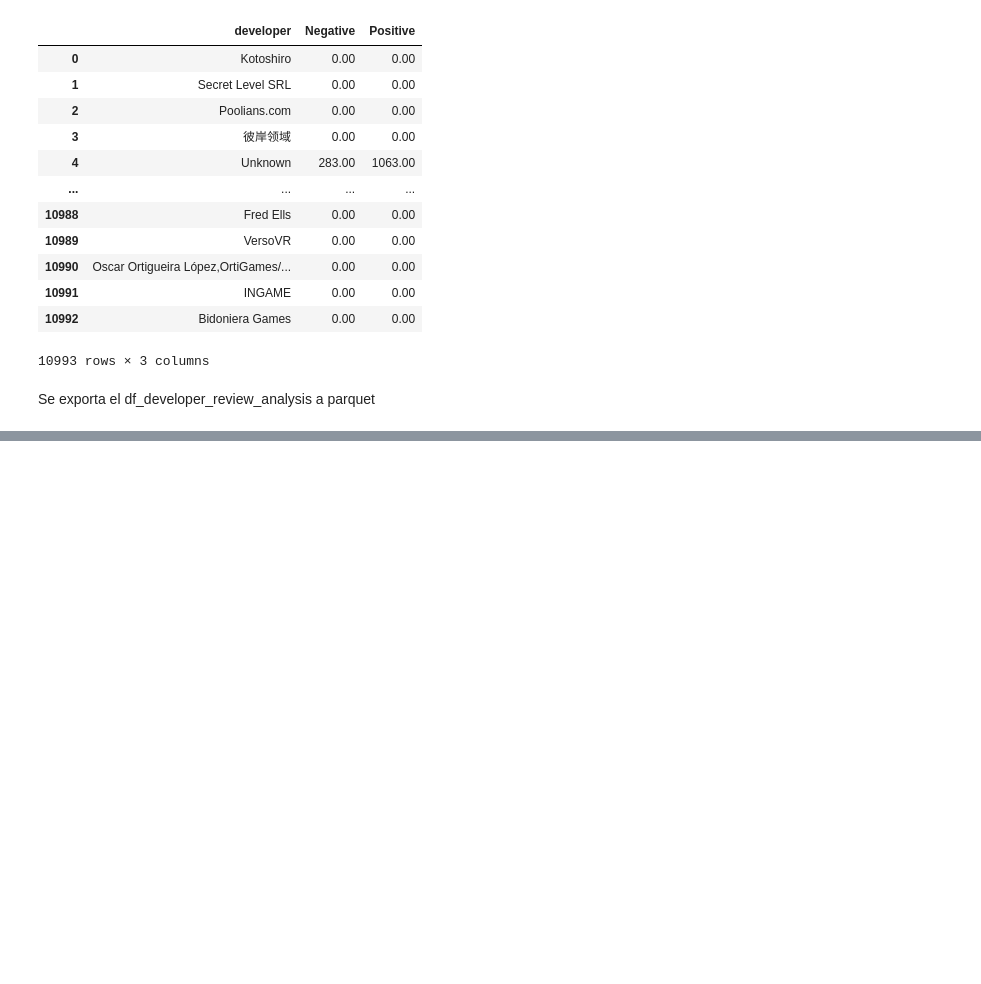
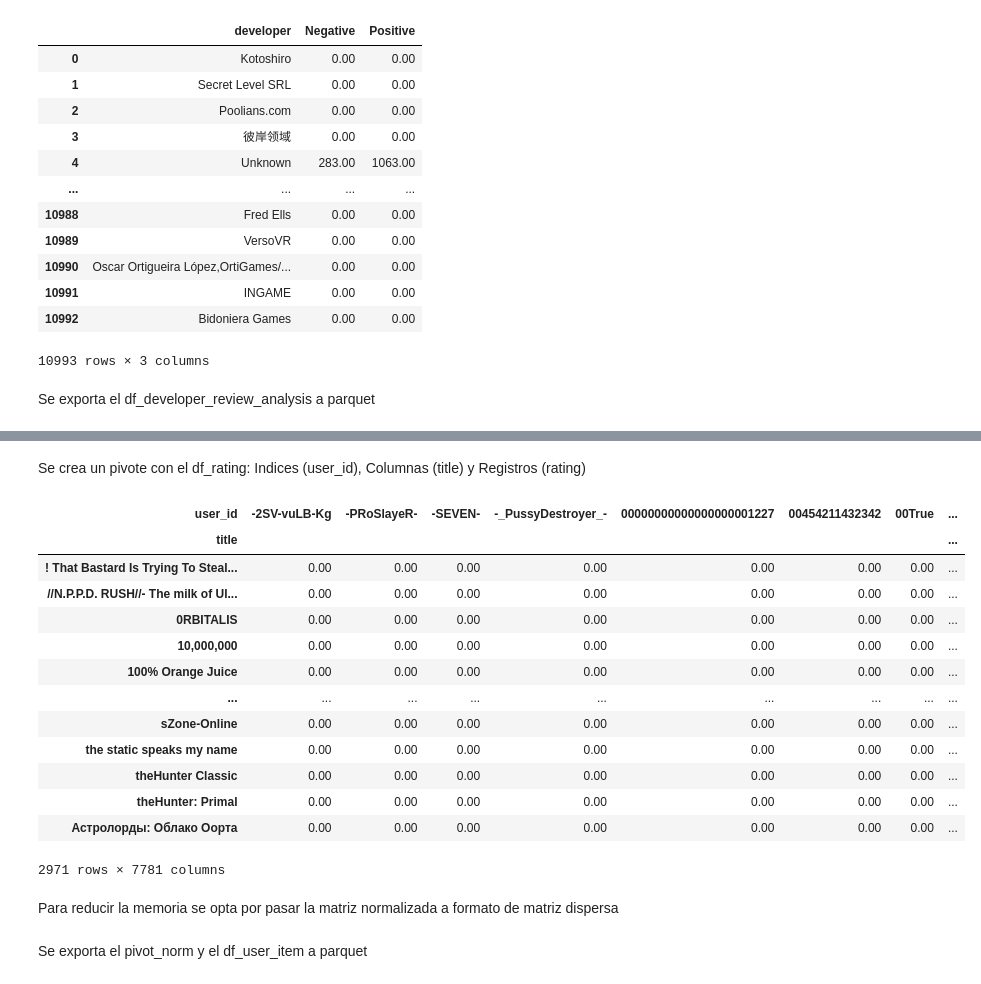
Before and after one commit to KEVINC2017/PI_ML_OPS-FT, a Jupyter notebook: ETL-EDA.ipynb, the cells around one changed output, grey strips where cells are left out. Cells and saved outputs as stored; diff of their text form; code cells hidden in the pictures; blank space fills up the shorter version.

```diff
--- a/ETL-EDA.ipynb
+++ b/ETL-EDA.ipynb
@@ -1359,0 +1462,6 @@ pq.write_table(tabla_parquet_fun5, 'developer_reviews_analysis')
+# %%
+cosine_sim = cosine_similarity(df_genres_expanded.drop(columns=['item_id']))
+
+#Se crea un df con la matriz de similitud
+df_similarities = pd.DataFrame(cosine_sim, index=df_genres_expanded['item_id'], columns=df_genres_expanded['item_id'])
+df_similarities.index = df_similarities.index.astype(int)
@@ -1359,0 +1505,4 @@ pq.write_table(tabla_parquet_fun5, 'developer_reviews_analysis')
+# %%
+df_rating = df_reviews.copy()
+df_rating = df_rating[['user_id', 'item_id', 'recommend', 'sentiment_analysis']]
+df_rating
@@ -1359,0 +1525,10 @@ pq.write_table(tabla_parquet_fun5, 'developer_reviews_analysis')
+# %%
+df_rating['rating'] = df_rating.apply(lambda row:
+    1 if row['sentiment_analysis'] == 0 and not row['recommend']
+    else 1 if row['sentiment_analysis'] == 0 and row['recommend']
+    else 2 if row['sentiment_analysis'] == 1 and not row['recommend']
+    else 3 if row['sentiment_analysis'] == 1 and row['recommend']
+    else 4 if row['sentiment_analysis'] == 2 and not row['recommend']
+    else 5 if row['sentiment_analysis'] == 2 and row['recommend']
+    else None, axis=1)
+df_rating.head()
@@ -1359,0 +1544,7 @@ pq.write_table(tabla_parquet_fun5, 'developer_reviews_analysis')
+# %%
+df_names = df_games[['item_id','title']]
+df_rating = df_rating[['user_id', 'item_id', 'rating']]
+df_rating= df_rating.merge(df_names, left_on='item_id',right_on='item_id', how='left')
+df_rating.dropna(inplace=True)
+df_rating = df_rating[['user_id','rating','title']]
+df_rating
@@ -1359,0 +1565,27 @@ pq.write_table(tabla_parquet_fun5, 'developer_reviews_analysis')
+# %% [markdown]
+Se crea un pivote con el df_rating: Indices (user_id), Columnas (title) y Registros (rating)
+# %%
+pivot_user_item = df_rating.pivot_table(index=['user_id'], columns=['title'], values='rating')
+#Se normaliza el pivot_user_item
+pivot_norm = pivot_user_item.apply(lambda x: (x-np.mean(x))/(np.max(x)-np.min(x)), axis=1)
+pivot_norm.fillna(0, inplace=True)
+pivot_norm = pivot_norm.T
+pivot_norm = pivot_norm.loc[:, (pivot_norm != 0).any(axis=0)]
+pivot_norm
+# %% [output]
+| user_id | -2SV-vuLB-Kg | -PRoSlayeR- | -SEVEN- | -_PussyDestroyer_- | 00000000000000000001227 | 00454211432342 | 00True | ... |
+| title |  |  |  |  |  |  |  | ... |
+| ! That Bastard Is Trying To Steal... | 0.00 | 0.00 | 0.00 | 0.00 | 0.00 | 0.00 | 0.00 | ... |
+| //N.P.P.D. RUSH//- The milk of Ul... | 0.00 | 0.00 | 0.00 | 0.00 | 0.00 | 0.00 | 0.00 | ... |
+| 0RBITALIS | 0.00 | 0.00 | 0.00 | 0.00 | 0.00 | 0.00 | 0.00 | ... |
+| 10,000,000 | 0.00 | 0.00 | 0.00 | 0.00 | 0.00 | 0.00 | 0.00 | ... |
+| 100% Orange Juice | 0.00 | 0.00 | 0.00 | 0.00 | 0.00 | 0.00 | 0.00 | ... |
+| ... | ... | ... | ... | ... | ... | ... | ... | ... |
+| sZone-Online | 0.00 | 0.00 | 0.00 | 0.00 | 0.00 | 0.00 | 0.00 | ... |
+| the static speaks my name | 0.00 | 0.00 | 0.00 | 0.00 | 0.00 | 0.00 | 0.00 | ... |
+| theHunter Classic | 0.00 | 0.00 | 0.00 | 0.00 | 0.00 | 0.00 | 0.00 | ... |
+| theHunter: Primal | 0.00 | 0.00 | 0.00 | 0.00 | 0.00 | 0.00 | 0.00 | ... |
+| Астролорды: Облако Оорта | 0.00 | 0.00 | 0.00 | 0.00 | 0.00 | 0.00 | 0.00 | ... |
+2971 rows × 7781 columns
+# %% [markdown]
+Para reducir la memoria se opta por pasar la matriz normalizada a formato de matriz dispersa
@@ -1359,0 +1598,2 @@ pq.write_table(tabla_parquet_fun5, 'developer_reviews_analysis')
+# %% [markdown]
+Se exporta el pivot_norm y el df_user_item a parquet
```
Also changed, not shown: parts of 26 cells of this notebook, 7 other files.
